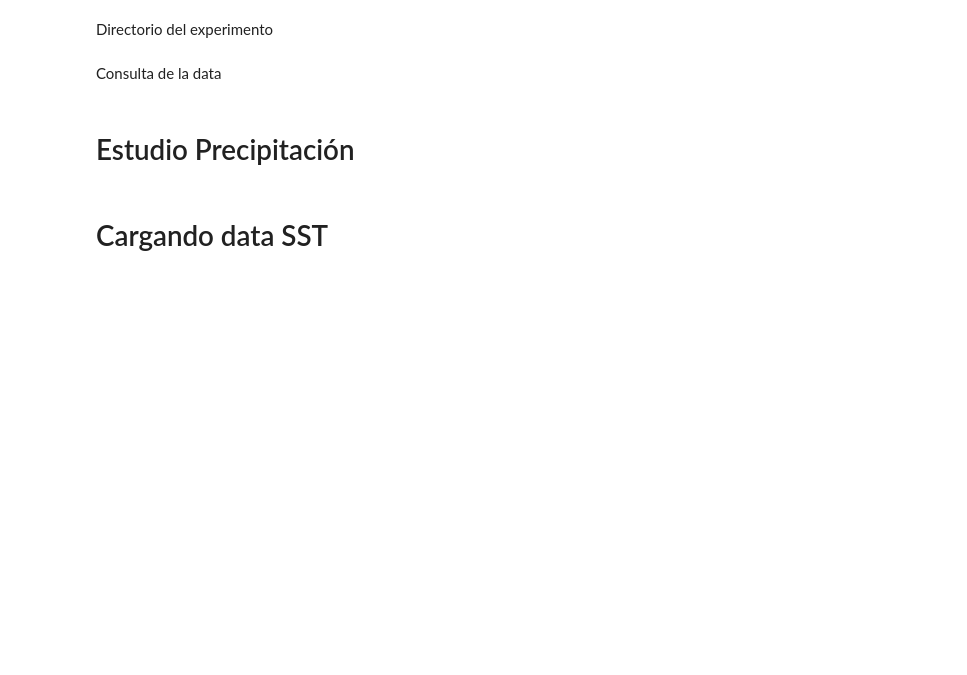
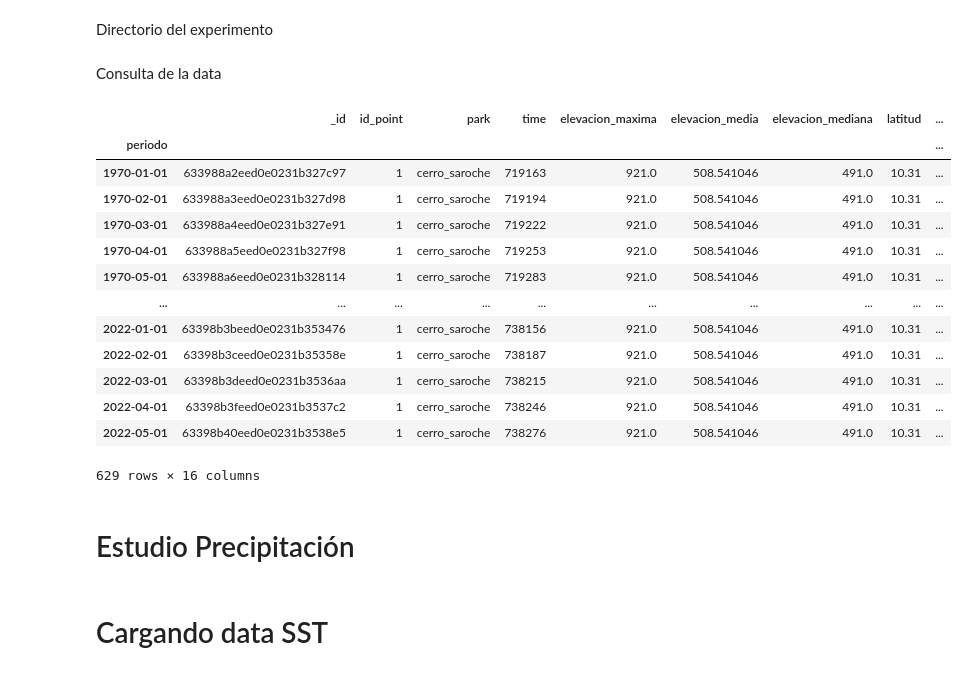
Before and after one commit to esglobe/seev-analytics, a Jupyter notebook: cerro_saroche/1_precipitacion_narx.ipynb, the cells around one changed output. Drawn from its saved outputs; the diff is of its cells as text; code cells hidden in the pictures; blank space fills up the shorter version.

```diff
--- a/cerro_saroche/1_precipitacion_narx.ipynb
+++ b/cerro_saroche/1_precipitacion_narx.ipynb
@@ -75,6 +75,23 @@ data_pandas['periodo'] = data_pandas.time.apply(lambda x: datetime.fromordinal(x
 data_pandas['mes_year'] =  data_pandas['periodo'].dt.strftime('%B-%Y')
 data_pandas.index = pd.to_datetime(data_pandas.periodo)
 #data_pandas.head()
+# %%
+data_pandas
+# %% [output]
+|  | _id | id_point | park | time | elevacion_maxima | elevacion_media | elevacion_mediana | latitud | ... |
+| periodo |  |  |  |  |  |  |  |  | ... |
+| 1970-01-01 | 633988a2eed0e0231b327c97 | 1 | cerro_saroche | 719163 | 921.0 | 508.541046 | 491.0 | 10.31 | ... |
+| 1970-02-01 | 633988a3eed0e0231b327d98 | 1 | cerro_saroche | 719194 | 921.0 | 508.541046 | 491.0 | 10.31 | ... |
+| 1970-03-01 | 633988a4eed0e0231b327e91 | 1 | cerro_saroche | 719222 | 921.0 | 508.541046 | 491.0 | 10.31 | ... |
+| 1970-04-01 | 633988a5eed0e0231b327f98 | 1 | cerro_saroche | 719253 | 921.0 | 508.541046 | 491.0 | 10.31 | ... |
+| 1970-05-01 | 633988a6eed0e0231b328114 | 1 | cerro_saroche | 719283 | 921.0 | 508.541046 | 491.0 | 10.31 | ... |
+| ... | ... | ... | ... | ... | ... | ... | ... | ... | ... |
+| 2022-01-01 | 63398b3beed0e0231b353476 | 1 | cerro_saroche | 738156 | 921.0 | 508.541046 | 491.0 | 10.31 | ... |
+| 2022-02-01 | 63398b3ceed0e0231b35358e | 1 | cerro_saroche | 738187 | 921.0 | 508.541046 | 491.0 | 10.31 | ... |
+| 2022-03-01 | 63398b3deed0e0231b3536aa | 1 | cerro_saroche | 738215 | 921.0 | 508.541046 | 491.0 | 10.31 | ... |
+| 2022-04-01 | 63398b3feed0e0231b3537c2 | 1 | cerro_saroche | 738246 | 921.0 | 508.541046 | 491.0 | 10.31 | ... |
+| 2022-05-01 | 63398b40eed0e0231b3538e5 | 1 | cerro_saroche | 738276 | 921.0 | 508.541046 | 491.0 | 10.31 | ... |
+629 rows × 16 columns
 # %% [markdown]
 # Estudio Precipitación
 # %%
```
Also changed, not shown: parts of 1 cell of this notebook, 7 other files.
